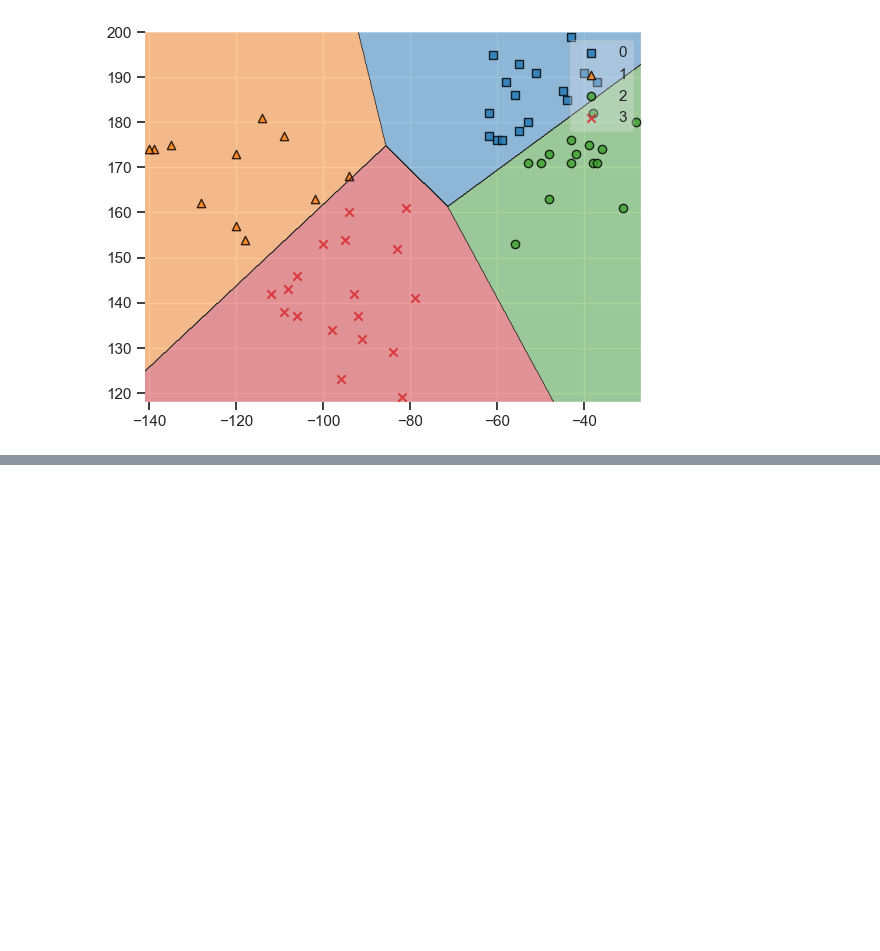
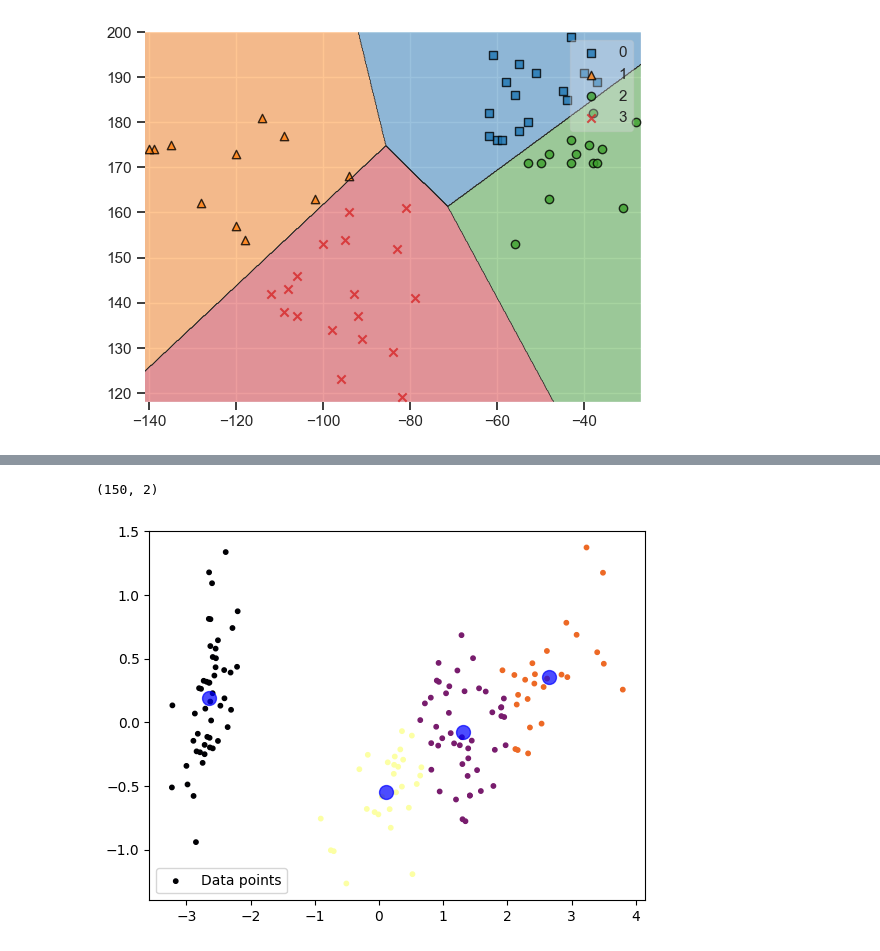
Before and after one commit to CarlosGarcia-YK/Codes, a Jupyter notebook: K_mean-Clustering.ipynb, the cells around one changed output, grey strips where cells are left out. Drawn from its saved outputs; the diff is of its cells as text; code cells hidden in the pictures; blank space fills up the shorter version.

```diff
--- a/K_mean-Clustering.ipynb
+++ b/K_mean-Clustering.ipynb
@@ -137,0 +189,19 @@ plt.show()
+# %%
+from sklearn.cluster import KMeans
+X = np.column_stack((a, b))
+
+print(X.shape)
+kmeans = KMeans(n_clusters=4)
+kmeans.fit(X)
+
+y_kmeans = kmeans.predict(X)
+centers = kmeans.cluster_centers_
+
+plt.scatter(a, b, c=y_kmeans, s=10, cmap='inferno', label='Data points')
+plt.scatter(centers[:, 0], centers[:, 1], c='blue', s=100, alpha=0.7)
+
+plt.legend()
+plt.show()
+# %% [output]
+(150, 2)
+[figure, added]
```
Also changed, not shown: parts of 9 cells of this notebook.
